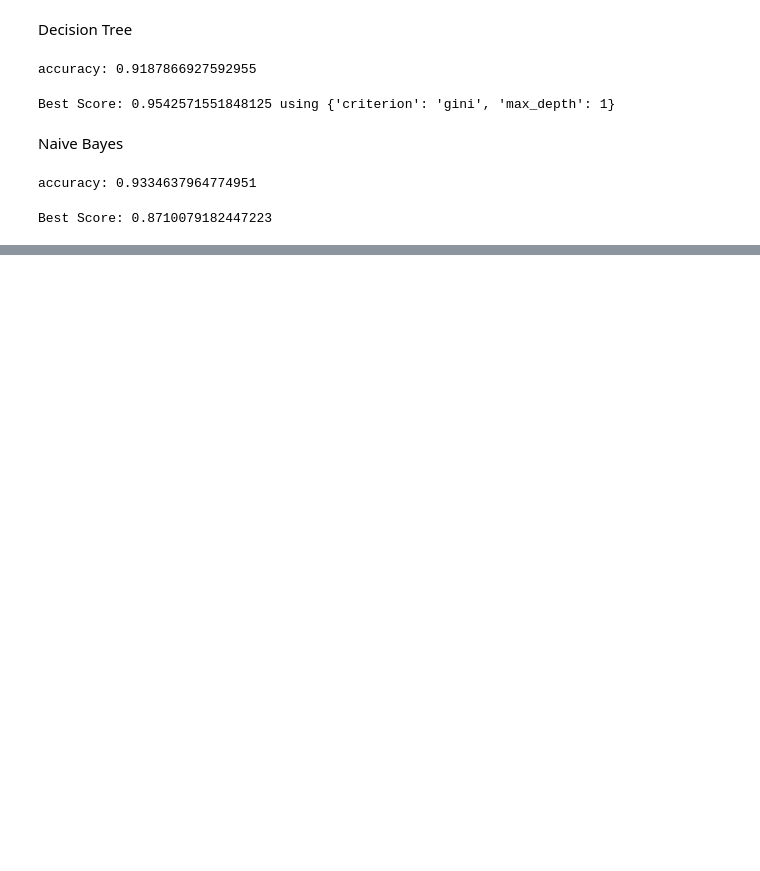
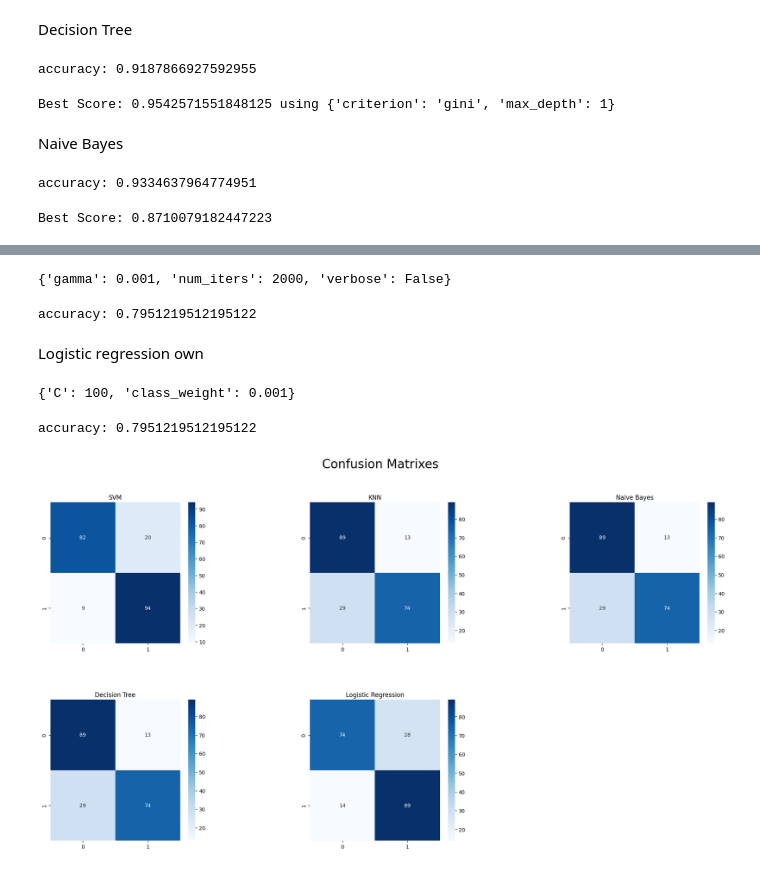
Before and after one commit to PlatonovaEkaterina/Machine-Learning, a Jupyter notebook: Task Two/Untitled.ipynb, the cells around one changed output, grey strips where cells are left out. Drawn from its saved outputs; the diff is of its cells as text; code cells hidden in the pictures; blank space fills up the shorter version.

```diff
--- a/Task Two/Untitled.ipynb
+++ b/Task Two/Untitled.ipynb
@@ -785,7 +815,64 @@ Best Score: 0.8710079182447223
 # %%
-num_iters = [100, 1000, 10000]
-lr = [0.001, 0.01, 0.1]
-param_grid = {'num_iters': num_iters, 'lr': lr, 'verbose': [False]}
+num_iters = [100, 1000, 2000]
+gamma = [0.001, 0.01, 0.1]
+param_grid = {'num_iters': num_iters, 'gamma': gamma, 'verbose': [False]}
 grid = GridSearchCV(MySVM(), param_grid, scoring='accuracy')
 grid.fit(X_train_scaled, y_train)
 print(grid.best_params_)
+# %% [output]
+{'gamma': 0.001, 'num_iters': 2000, 'verbose': False}
+# %%
+model = MySVM(num_iters=20000, gamma=0.001, verbose=False)
+model.fit(X_train_scaled, y_train)
+y_svm = model.predict(X_test_scaled)
+new_data_my_svm = accuracy_score(y_test, y_svm)
+print(f'accuracy: {new_data_my_svm}')
+# %% [output]
+accuracy: 0.7951219512195122
+# %% [markdown]
+Logistic regression own
+# %%
+param_grid = {'C': [100, 1000, 10000], 'class_weight' : [0.001, 0.01, 0.1]}
+cv = RepeatedStratifiedKFold(n_splits=10, n_repeats=3, random_state=1)
+grid = GridSearchCV(LogisticRegression(), param_grid, scoring='accuracy', cv=cv)
+grid.fit(X_train, y_train)
+print(grid.best_params_)
+# %% [output]
+{'C': 100, 'class_weight': 0.001}
+# %%
+model = LogisticRegression(C =100, class_weight = 0.001)
+model.fit(X_train_scaled, y_train)
+y_pred_lr = model.predict(X_test_scaled)
+new_data_lr = accuracy_score(y_test, y_pred_lr)
+print(f'accuracy: {new_data_lr}')
+# %% [output]
+accuracy: 0.7951219512195122
+# %%
+plt.figure(figsize=(24, 12))
+
+plt.suptitle("Confusion Matrixes", fontsize=24)
+plt.subplots_adjust(wspace = 0.6, hspace= 0.4)
+
+plt.subplot(2, 3, 1)
+plt.title("SVM")
+sns.heatmap(confusion_matrix(y_test, y_pred_svm), cmap="Blues", annot=True, fmt="d")
+
+plt.subplot(2, 3, 2)
+plt.title("KNN")
+sns.heatmap(confusion_matrix(y_test, y_pred_knn), cmap='Blues', annot=True, fmt="d")
+
+plt.subplot(2, 3, 3)
+plt.title("Naive Bayes")
+sns.heatmap(confusion_matrix(y_test, y_pred_bayes), cmap='Blues', annot=True, fmt="d")
+
+plt.subplot(2, 3, 4)
+plt.title("Decision Tree")
+sns.heatmap(confusion_matrix(y_test, y_pred_tree), cmap='Blues', annot=True, fmt="d")
+
+plt.subplot(2, 3, 5)
+plt.title("Logistic Regression")
+sns.heatmap(confusion_matrix(y_test, y_pred_lr), cmap='Blues', annot=True, fmt="d")
+
+plt.show()
+# %% [output]
+[figure, added]
```
Also changed, not shown: parts of 11 cells of this notebook.
